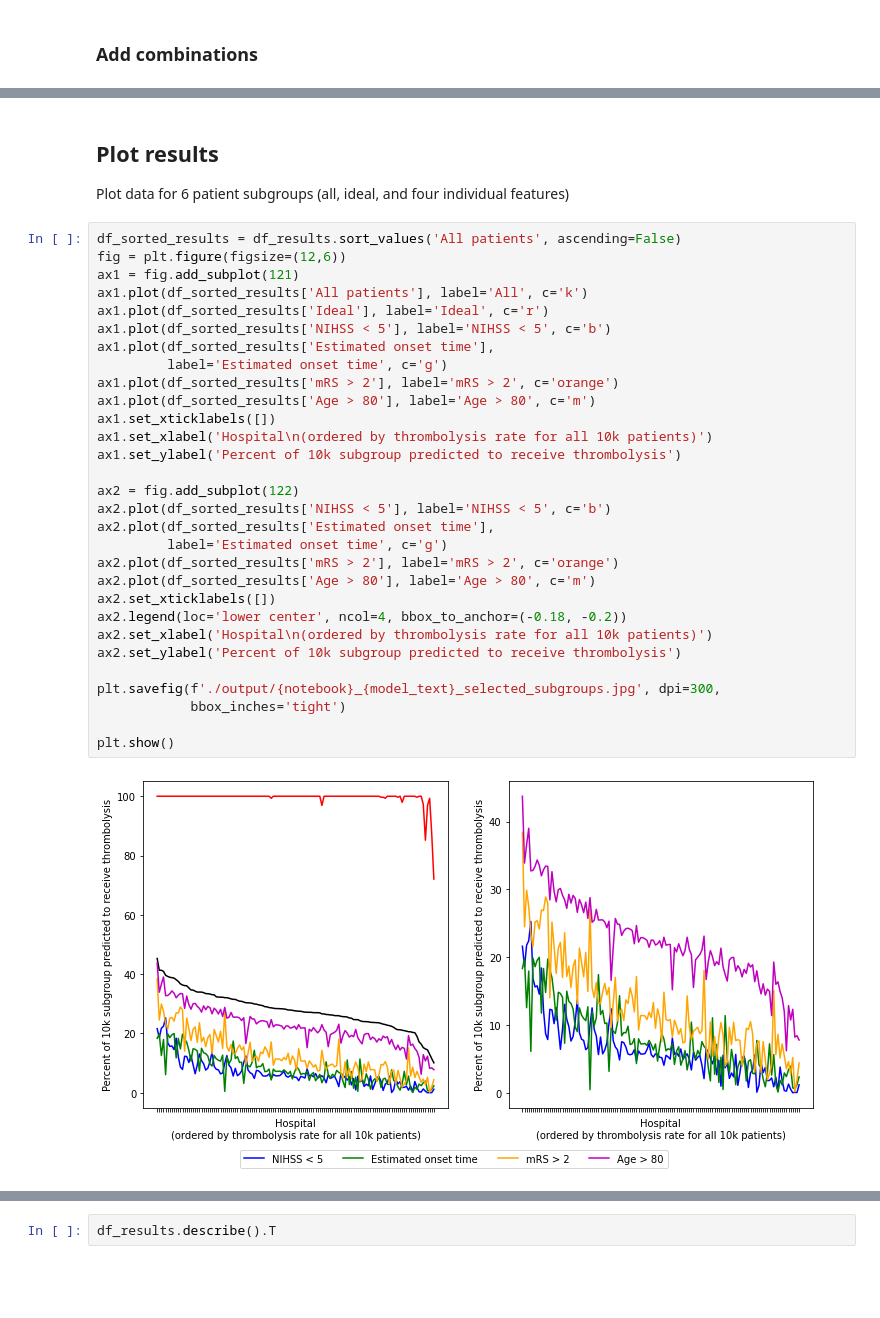
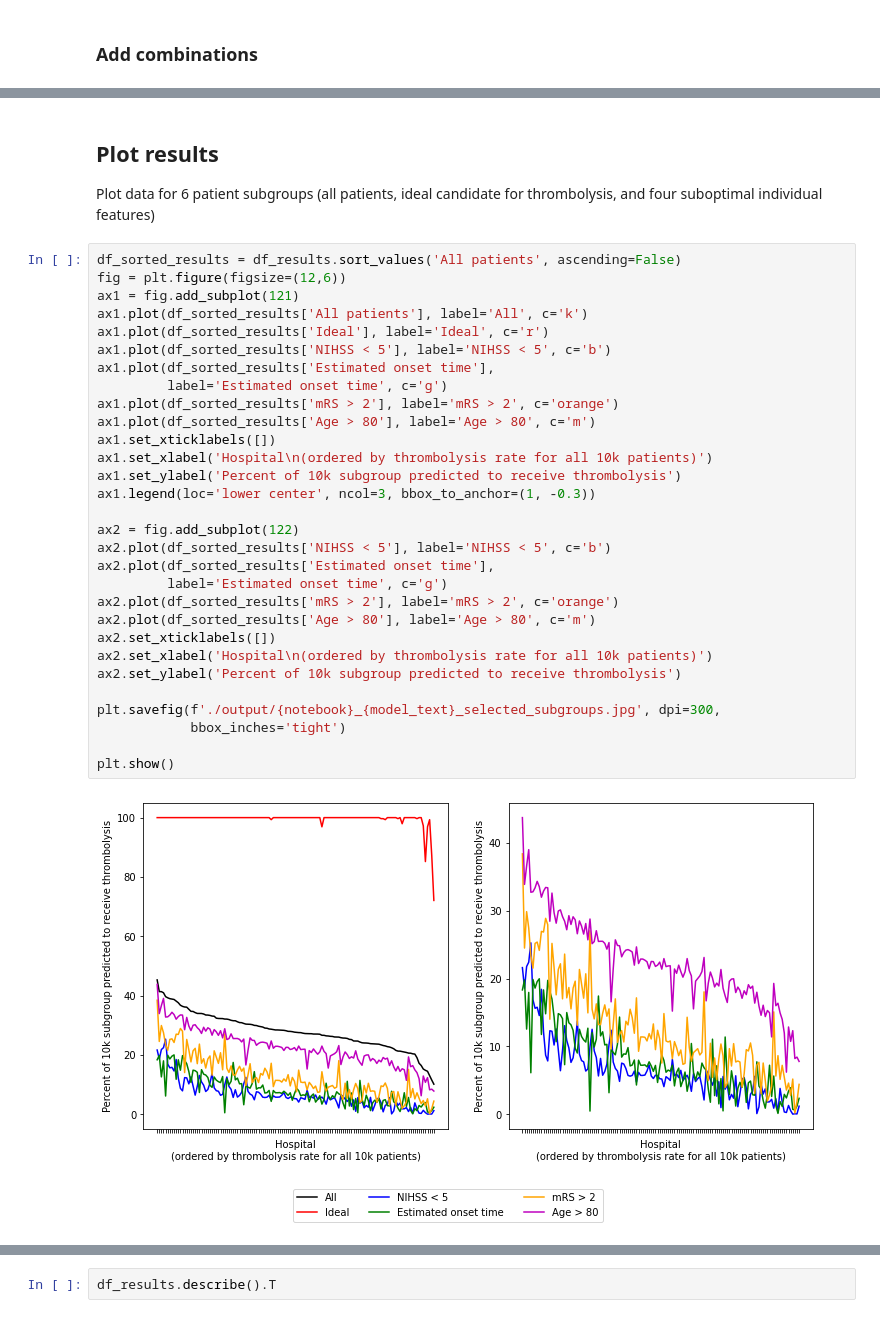
Before and after one commit to samuel-book/samuel_shap_paper_1, a Jupyter notebook: xgb_10_features/15_10k_thrombolysis_subgroups.ipynb, the cells around one changed output, grey strips where cells are left out. Drawn from its saved outputs; the diff is of its cells as text; blank space fills up the shorter version.

Commit message:
scatter plot legend includes all line colours, violin has all subgroups

```diff
--- a/xgb_10_features/15_10k_thrombolysis_subgroups.ipynb
+++ b/xgb_10_features/15_10k_thrombolysis_subgroups.ipynb
@@ -582,37 +597,37 @@ Included patients: 261.00
 # %% [markdown]
 ## Plot results
 
-Plot data for 6 patient subgroups (all, ideal, and four individual features)
+Plot data for 6 patient subgroups (all patients, ideal candidate for thrombolysis, and four suboptimal individual features)
 # %%
 df_sorted_results = df_results.sort_values('All patients', ascending=False)
 fig = plt.figure(figsize=(12,6))
 ax1 = fig.add_subplot(121)
 ax1.plot(df_sorted_results['All patients'], label='All', c='k')
 ax1.plot(df_sorted_results['Ideal'], label='Ideal', c='r')
 ax1.plot(df_sorted_results['NIHSS < 5'], label='NIHSS < 5', c='b')
 ax1.plot(df_sorted_results['Estimated onset time'],
          label='Estimated onset time', c='g')
 ax1.plot(df_sorted_results['mRS > 2'], label='mRS > 2', c='orange')
 ax1.plot(df_sorted_results['Age > 80'], label='Age > 80', c='m')
 ax1.set_xticklabels([])
 ax1.set_xlabel('Hospital\n(ordered by thrombolysis rate for all 10k patients)')
 ax1.set_ylabel('Percent of 10k subgroup predicted to receive thrombolysis')
+ax1.legend(loc='lower center', ncol=3, bbox_to_anchor=(1, -0.3))
 
 ax2 = fig.add_subplot(122)
 ax2.plot(df_sorted_results['NIHSS < 5'], label='NIHSS < 5', c='b')
 ax2.plot(df_sorted_results['Estimated onset time'],
          label='Estimated onset time', c='g')
 ax2.plot(df_sorted_results['mRS > 2'], label='mRS > 2', c='orange')
 ax2.plot(df_sorted_results['Age > 80'], label='Age > 80', c='m')
 ax2.set_xticklabels([])
-ax2.legend(loc='lower center', ncol=4, bbox_to_anchor=(-0.18, -0.2))
 ax2.set_xlabel('Hospital\n(ordered by thrombolysis rate for all 10k patients)')
 ax2.set_ylabel('Percent of 10k subgroup predicted to receive thrombolysis')
 
 plt.savefig(f'./output/{notebook}_{model_text}_selected_subgroups.jpg', dpi=300,
             bbox_inches='tight')
 
 plt.show()
 # %% [output]
-[figure, old version]
+[figure, new version]
 # %% [markdown]
```
Also changed, not shown: parts of 39 cells of this notebook.
